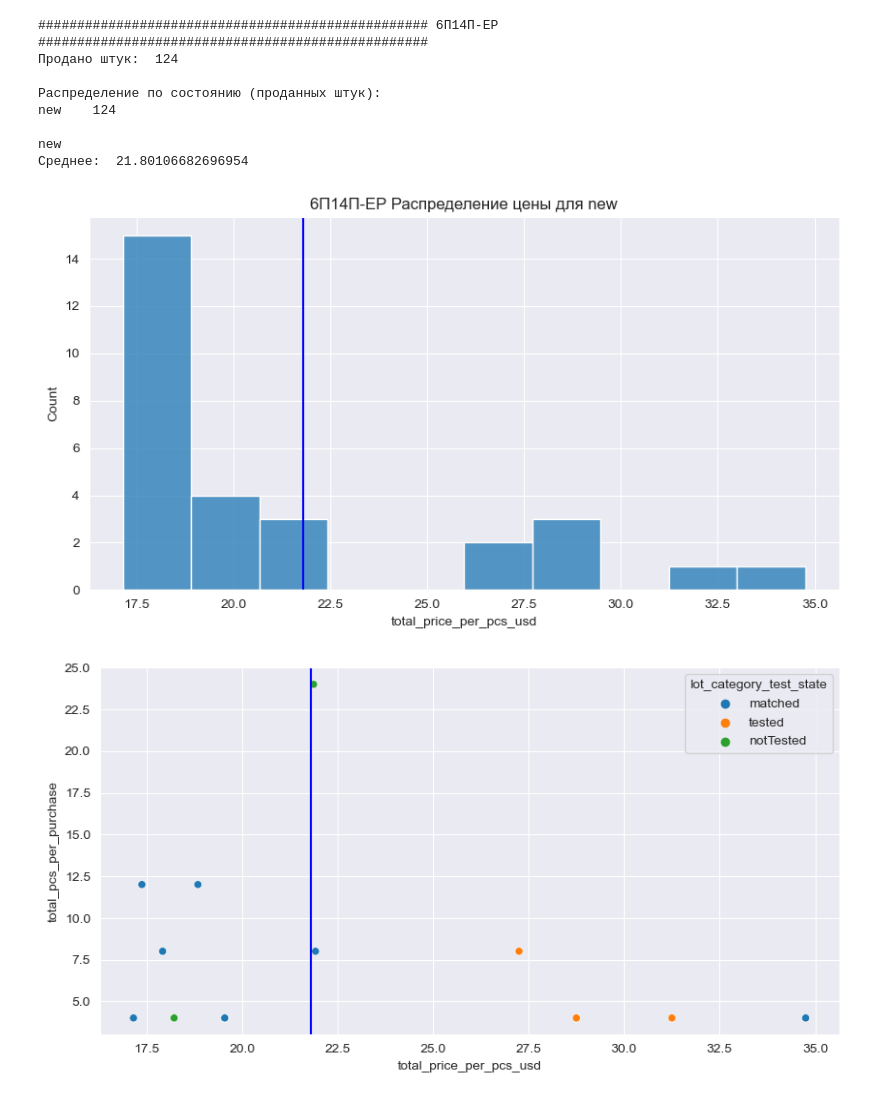
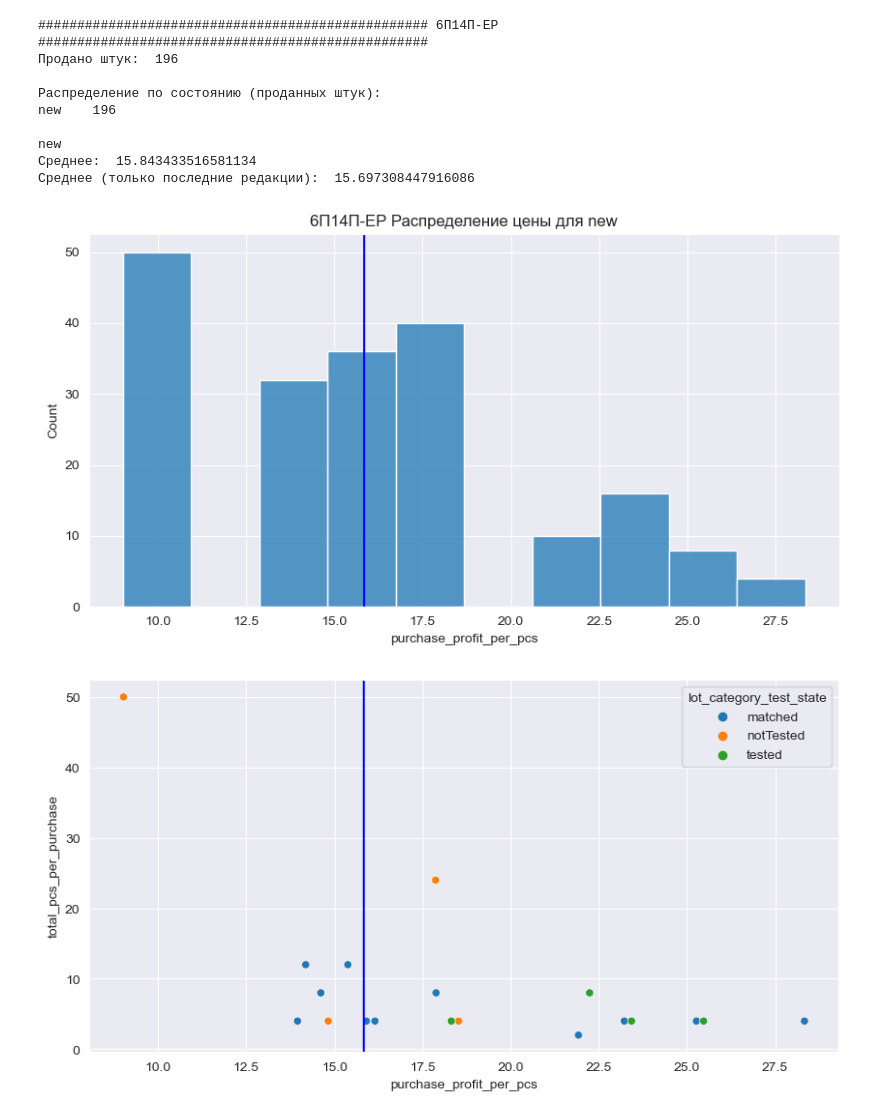
Before and after one commit to artyompetrov/Ebay, a Jupyter notebook: Python/Prices.ipynb, the cells around one changed output. Saved outputs shown, nothing was run; the diff lists cells and outputs as text; code cells hidden in the pictures.

```diff
--- a/Python/Prices.ipynb
+++ b/Python/Prices.ipynb
@@ -23,18 +23,31 @@ port = 17443
 clientId = "Ebay.Python"
 secret = "ac4ab670-ae20-451a-ab4a-3a20275e807d"
 # %%
-unknown_price_discount = 0.8
+unknown_price_discount = 1 - 0.2
+ebay_fee = 0.1325
+ebay_fee_const = 0.3
+payoneer_fee = 0.05 #todo уточнить
 # %%
-def calc_statistics(df):
-    mean = df.purchase_total_price_usd.sum() / df.total_pcs_per_purchase.sum()
+def calc_statistics(df_local: pd.DataFrame):
+    df_without_changed_names = df_local[df_local.purchase_var_date > df_local.lot_title_change_date]
+
+    mean = df_local.purchase_profit.sum() / df_local.total_pcs_per_purchase.sum()
     print('Среднее: ', mean)
 
-    sns.histplot(data=df, x='total_price_per_pcs_usd', weights=df.purchase_quantity, bins=10)
+    mean_without_changed_names = df_without_changed_names.purchase_profit.sum() / df_without_changed_names.total_pcs_per_purchase.sum()
+    print('Среднее (только последние редакции): ', mean_without_changed_names)
+
+    error = abs(mean - mean_without_changed_names) / mean
+
+    if error > 0.01:
+        print(colored("Среднее и Среднее (только последние редакции) отличается на " + str(error * 100) + "%"))
+
+    sns.histplot(data=df_local, x='purchase_profit_per_pcs', weights=df_local.total_pcs_per_purchase, bins=10)
     plt.axvline(x = mean, color = 'b')
     plt.title(product.name + ' Распределение цены для new')
     plt.show()
 
-    sns.scatterplot(data=df, x="total_price_per_pcs_usd", y="total_pcs_per_purchase", hue="lot_category_test_state")
+    sns.scatterplot(data=df_local, x="purchase_profit_per_pcs", y="total_pcs_per_purchase", hue="lot_category_test_state")
     plt.axvline(x = mean, color = 'b')
     plt.show()
 # %%
@@ -110,39 +123,40 @@ for product in products:
 
     df.lot_title_change_date = pd.to_datetime(df.lot_title_change_date)
     df.purchase_var_date = pd.to_datetime(df.purchase_var_date)
-    df = df[df.purchase_var_date > df.lot_title_change_date]
     df['purchase_price_filled_nulls'] = df.purchase_price.fillna(df.lot_price * unknown_price_discount)
     df['exchange_rate'] = df.lot_currency.map(currency_rates)
 
     df['purchase_total_price'] = df.purchase_price_filled_nulls * df.purchase_quantity + df.lot_shipping + (df.lot_shipping_additional * (df.purchase_quantity - 1))
     df['purchase_total_price_usd'] = df.purchase_total_price / df.exchange_rate
-    df['total_price_per_pcs_usd'] = df.purchase_total_price_usd / (df.lot_pcs * df.purchase_quantity)
+    df['purchase_profit'] = df.purchase_total_price_usd - df.purchase_total_price_usd * ebay_fee - df.purchase_total_price_usd * payoneer_fee - ebay_fee_const
     df['total_pcs_per_purchase'] = df.lot_pcs * df.purchase_quantity
+    df['purchase_profit_per_pcs'] = df.purchase_profit / df.total_pcs_per_purchase
 
     print ('Продано штук: ', (df.purchase_quantity * df.lot_pcs).sum(), '\n')
 
     print('Распределение по состоянию (проданных штук): ')
     print(df.groupby('lot_category_condition')['total_pcs_per_purchase'].sum().to_string(header=False), "\n")
 
     df_new = df[df.lot_category_condition == 'new']
     df_used = df[df.lot_category_condition == 'used']
 
     if df_new.shape[0] > 0:
         print('new')
         calc_statistics(df_new)
 
     if df_used.shape[0] > 0:
         print('used')
         calc_statistics(df_used)
     print()
 # %% [output]
 ################################################## 6П14П-ЕР ##################################################
-Продано штук:  124
+Продано штук:  196
 
 Распределение по состоянию (проданных штук):
-new    124
+new    196
 
 new
-Среднее:  21.80106682696954
+Среднее:  15.843433516581134
+Среднее (только последние редакции):  15.697308447916086
-[figure, old version]
+[figure, new version]
-[figure, old version]
+[figure, new version]
```
Also changed, not shown: parts of 1 cell of this notebook.
